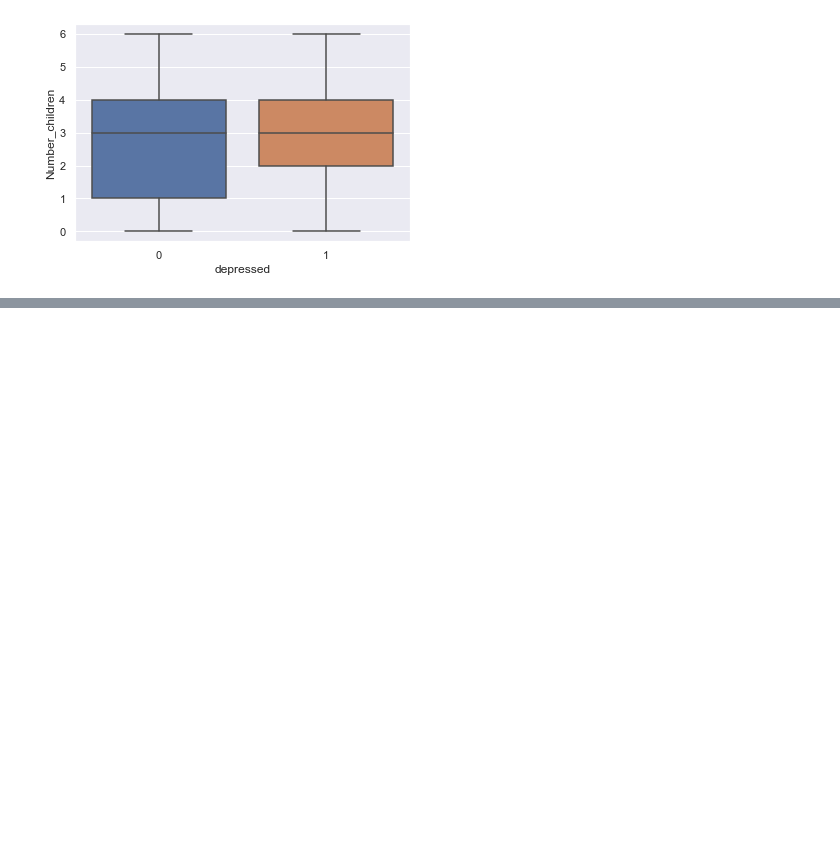
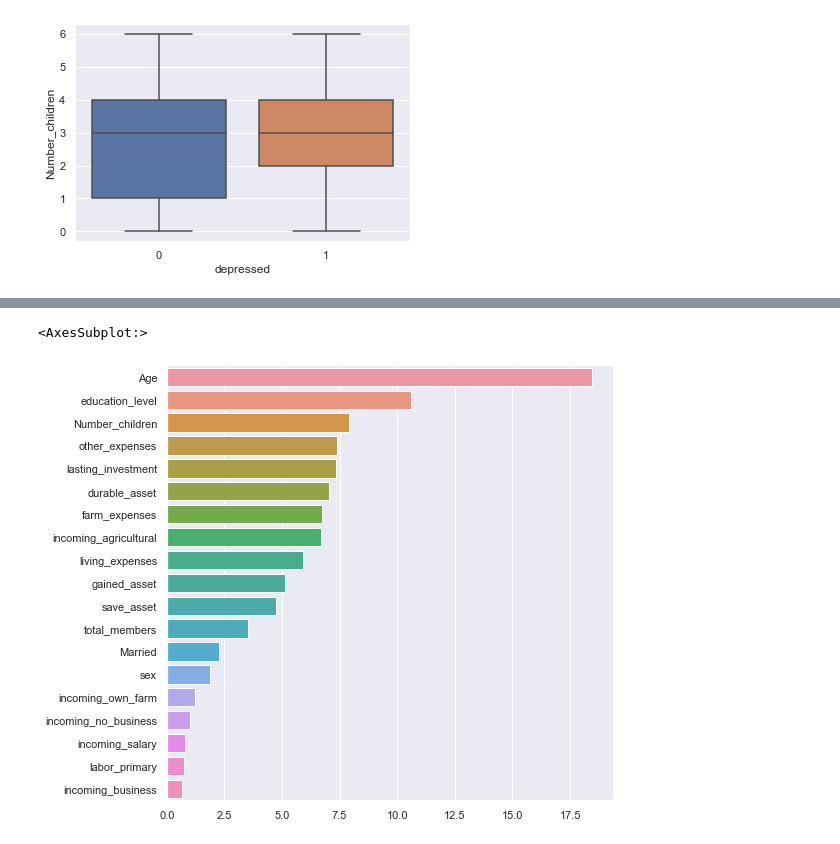
Before and after one commit to Gizmologie/projet_ML, a Jupyter notebook: prediction.ipynb, the cells around one changed output, grey strips where cells are left out. Drawn from its saved outputs; the diff is of its cells as text; code cells hidden in the pictures; blank space fills up the shorter version.

```diff
--- a/prediction.ipynb
+++ b/prediction.ipynb
@@ -90,0 +164,3 @@ sns.scatterplot(data=d1, x="education_level", y="Married", color='g' , ax=ax[2])
+# %%
+X = d1[columns[:-1]]
+y = d1[['depressed']]
@@ -90,0 +200,3 @@ sns.scatterplot(data=d1, x="education_level", y="Married", color='g' , ax=ax[2])
+# %%
+X_train, X_test, y_train, y_test = train_test_split(X, y, test_size=0.30, random_state=42)
+X_train.shape, X_test.shape, y_train.shape, y_test.shape
@@ -90,0 +227,4 @@ sns.scatterplot(data=d1, x="education_level", y="Married", color='g' , ax=ax[2])
+# %%
+clf = RandomForestClassifier(n_estimators=100)
+clf.fit(X_train, y_train.values.ravel())
+y_pred = clf.predict(X_test)
@@ -90,0 +236,3 @@ sns.scatterplot(data=d1, x="education_level", y="Married", color='g' , ax=ax[2])
+# %%
+feature_imp = pd.Series(clf.feature_importances_, index=columns[:-1]).sort_values(ascending=False)
+feature_imp
@@ -90,0 +260,6 @@ sns.scatterplot(data=d1, x="education_level", y="Married", color='g' , ax=ax[2])
+# %%
+fig, ax = plt.subplots(figsize=(8,8))
+sns.barplot(x=feature_imp.values*100, y=feature_imp.keys())
+# %% [output]
+<AxesSubplot:>
+[figure, added]
```
Also changed, not shown: parts of 28 cells of this notebook, 1 other file.
